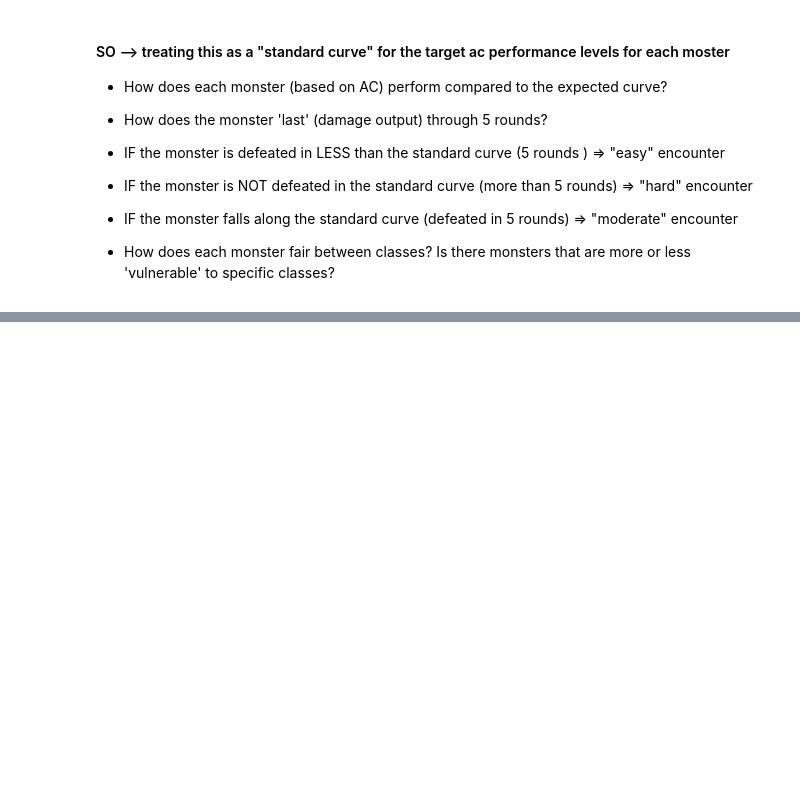
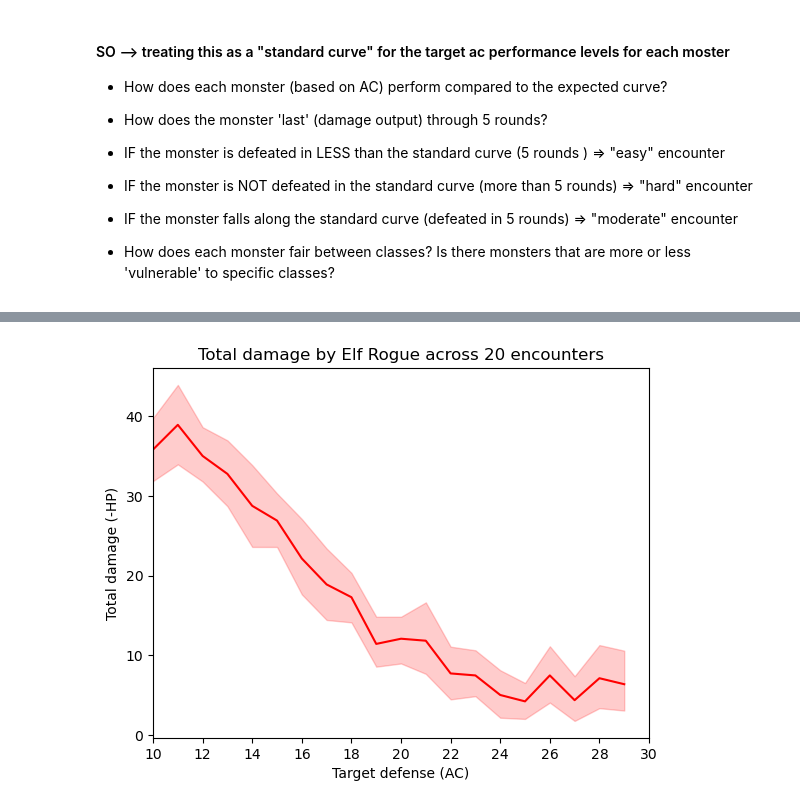
Before and after one commit to sarahmulloy/Nss_pathfinder_encounter, a Jupyter notebook: notebooks/simulation_action_output.ipynb, the cells around one changed output, grey strips where cells are left out. Saved outputs shown, nothing was run; the diff lists cells and outputs as text; code cells hidden in the pictures; blank space fills up the shorter version.

```diff
--- a/notebooks/simulation_action_output.ipynb
+++ b/notebooks/simulation_action_output.ipynb
@@ -329,0 +372,11 @@ NameError: name 'all_build_sim_results' is not defined
+# %%
+
+#sns.boxplot(data = example_for_presenation, x='target_ac', y='attack_sucess_1')
+sns.lineplot(data = example_for_presenation, x='target_ac', y='total_dmg', color="red");
+plt.xlim(10, 30)
+plt.xticks(np.arange(10, 31, 2))
+plt.xlabel('Target defense (AC)');
+plt.ylabel('Total damage (-HP)');
+plt.title('Total damage by Elf Rogue across 20 encounters');
+# %% [output]
+[figure, added]
```
Also changed, not shown: parts of 12 cells of this notebook, 5 other files.
